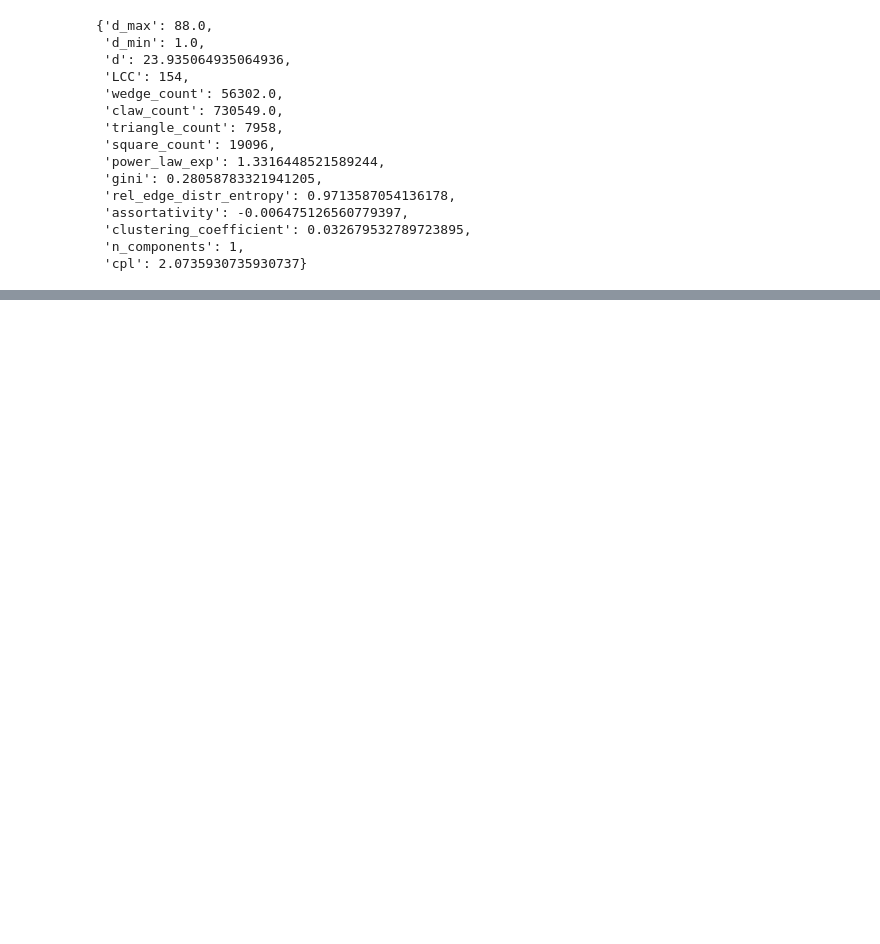
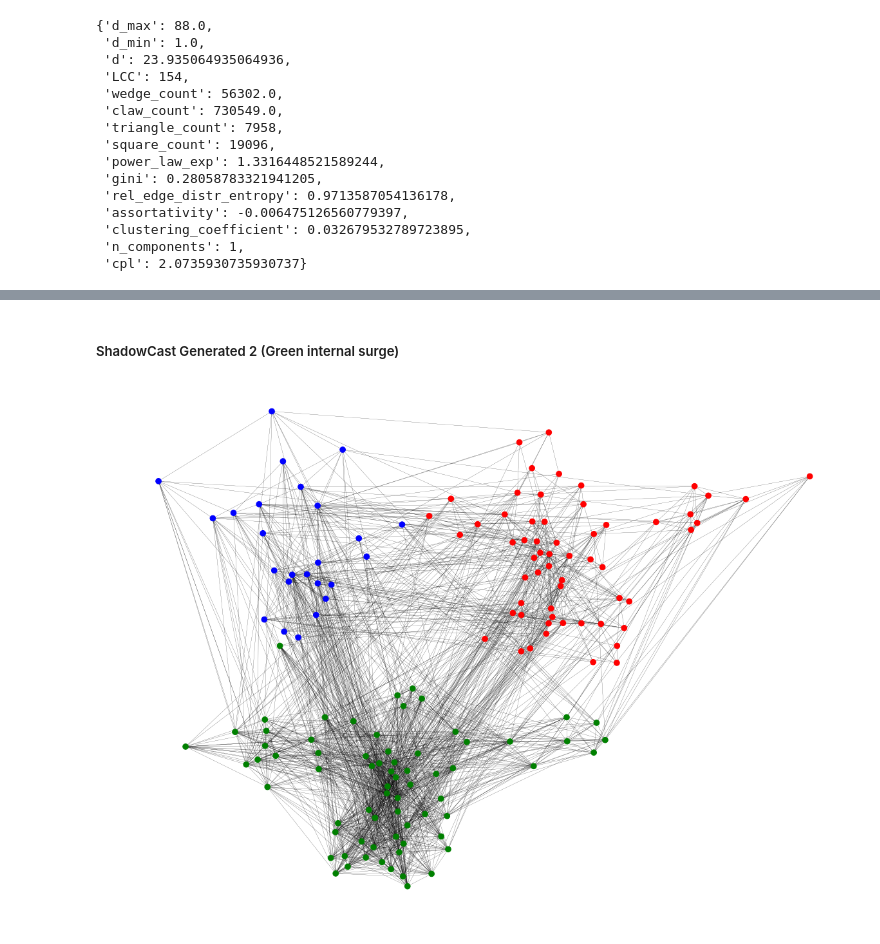
Before and after one commit to wesleyjtann/shadowcast, a Jupyter notebook: control-enron.ipynb, the cells around one changed output, grey strips where cells are left out. Cells and saved outputs as stored; diff of their text form; code cells hidden in the pictures; blank space fills up the shorter version.

```diff
--- a/control-enron.ipynb
+++ b/control-enron.ipynb
@@ -646,0 +557,13 @@ np.savetxt(save_stats, np.c_[avg_stats ,stderror_stats , all_stats])
+# %% [markdown]
+##### ShadowCast Generated 2 (Green internal surge)
+# %%
+f = plt.figure(figsize=(20,15))
+edgewidth=0.09
+nx.draw_networkx(G_control2, nice_pos, node_size=75, width=.2, node_color=orig_colormap, with_labels=False)
+# plt.title('ShadowNet Generated 2')
+plt.axis('off')
+
+# plt.savefig('./image/enron_shadow2.png')
+plt.show()
+# %% [output]
+[figure, added]
```
Also changed, not shown: parts of 25 cells of this notebook.
